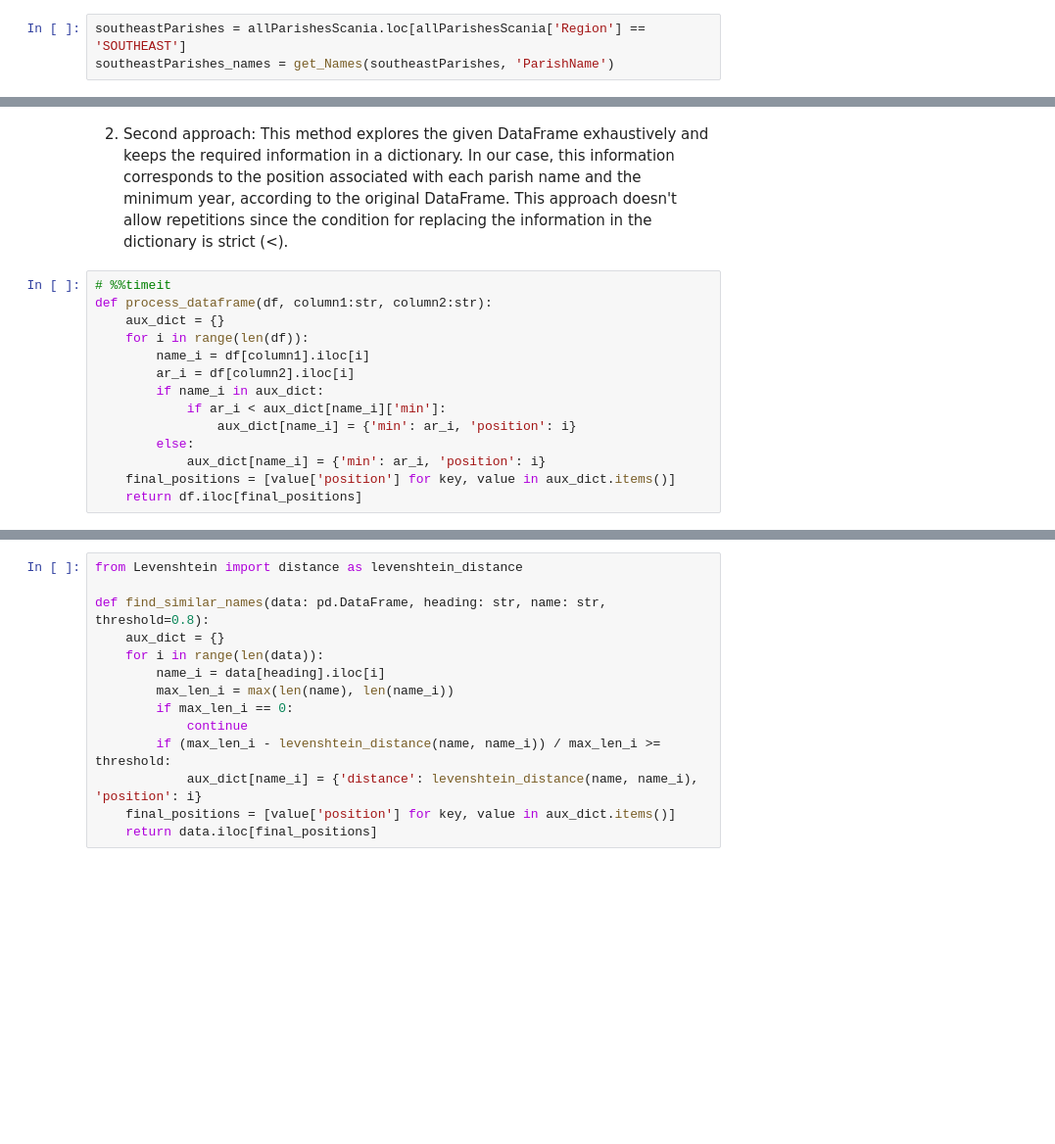
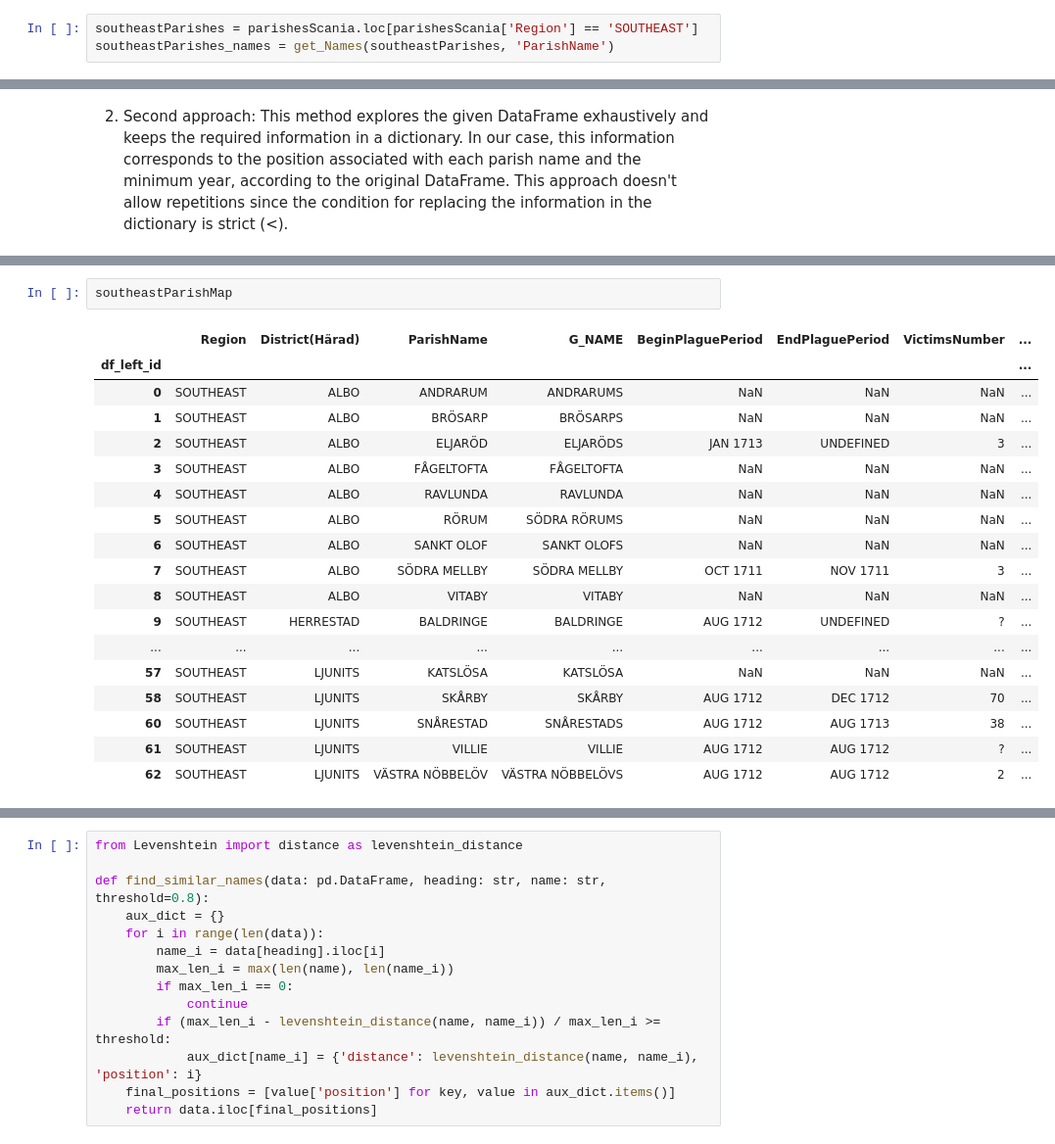
Before and after one commit to polislizarralde/PythonMathematicalModeling, a Jupyter notebook: docs/PlagueProject/databaseScania.ipynb, the cells around one changed output, grey strips where cells are left out. Shown at 98% size. Saved outputs shown, nothing was run; the diff lists cells and outputs as text; blank space fills up the shorter version.

```diff
--- a/docs/PlagueProject/databaseScania.ipynb
+++ b/docs/PlagueProject/databaseScania.ipynb
@@ -104,5 +114,5 @@ parishesScania.loc[parishesScania['ParishName'] == 'LÖDDEKÖPINGE']
 # %% [markdown]
 Filtering the data frame by region and then get the names of the parishes:
 # %%
-southeastParishes = allParishesScania.loc[allParishesScania['Region'] == 'SOUTHEAST']
+southeastParishes = parishesScania.loc[parishesScania['Region'] == 'SOUTHEAST']
 southeastParishes_names = get_Names(southeastParishes, 'ParishName')
@@ -255,16 +201,2 @@ popSizeScania.groupby(['GEOIDNMN']).get_group('HELSINGBORGS')
 # %% [markdown]
 2. Second approach: This method explores the given DataFrame exhaustively and keeps the required information in a dictionary. In our case, this information corresponds to the position associated with each parish name and the minimum year, according to the original DataFrame. This approach doesn't allow repetitions since the condition for replacing the information in the dictionary is strict (<).
-# %%
-# %%timeit
-def process_dataframe(df, column1:str, column2:str):
-    aux_dict = {}
-    for i in range(len(df)):
-        name_i = df[column1].iloc[i]
-        ar_i = df[column2].iloc[i]
-        if name_i in aux_dict:
-            if ar_i < aux_dict[name_i]['min']:
-                aux_dict[name_i] = {'min': ar_i, 'position': i}
-        else:
-            aux_dict[name_i] = {'min': ar_i, 'position': i}
-    final_positions = [value['position'] for key, value in aux_dict.items()]
-    return df.iloc[final_positions]
@@ -285,0 +298,21 @@ def check_name(data: pd.DataFrame, heading: str, name: str):
+# %%
+southeastParishMap
+# %% [output]
+|  | Region | District(Härad) | ParishName | G_NAME | BeginPlaguePeriod | EndPlaguePeriod | VictimsNumber | ... |
+| df_left_id |  |  |  |  |  |  |  | ... |
+| 0 | SOUTHEAST | ALBO | ANDRARUM | ANDRARUMS | NaN | NaN | NaN | ... |
+| 1 | SOUTHEAST | ALBO | BRÖSARP | BRÖSARPS | NaN | NaN | NaN | ... |
+| 2 | SOUTHEAST | ALBO | ELJARÖD | ELJARÖDS | JAN 1713 | UNDEFINED | 3 | ... |
+| 3 | SOUTHEAST | ALBO | FÅGELTOFTA | FÅGELTOFTA | NaN | NaN | NaN | ... |
+| 4 | SOUTHEAST | ALBO | RAVLUNDA | RAVLUNDA | NaN | NaN | NaN | ... |
+| 5 | SOUTHEAST | ALBO | RÖRUM | SÖDRA RÖRUMS | NaN | NaN | NaN | ... |
+| 6 | SOUTHEAST | ALBO | SANKT OLOF | SANKT OLOFS | NaN | NaN | NaN | ... |
+| 7 | SOUTHEAST | ALBO | SÖDRA MELLBY | SÖDRA MELLBY | OCT 1711 | NOV 1711 | 3 | ... |
+| 8 | SOUTHEAST | ALBO | VITABY | VITABY | NaN | NaN | NaN | ... |
+| 9 | SOUTHEAST | HERRESTAD | BALDRINGE | BALDRINGE | AUG 1712 | UNDEFINED | ? | ... |
+| ... | ... | ... | ... | ... | ... | ... | ... | ... |
+| 57 | SOUTHEAST | LJUNITS | KATSLÖSA | KATSLÖSA | NaN | NaN | NaN | ... |
+| 58 | SOUTHEAST | LJUNITS | SKÅRBY | SKÅRBY | AUG 1712 | DEC 1712 | 70 | ... |
+| 60 | SOUTHEAST | LJUNITS | SNÅRESTAD | SNÅRESTADS | AUG 1712 | AUG 1713 | 38 | ... |
+| 61 | SOUTHEAST | LJUNITS | VILLIE | VILLIE | AUG 1712 | AUG 1712 | ? | ... |
+| 62 | SOUTHEAST | LJUNITS | VÄSTRA NÖBBELÖV | VÄSTRA NÖBBELÖVS | AUG 1712 | AUG 1712 | 2 | ... |
```
Also changed, not shown: parts of 57 cells of this notebook, 2 other files.
